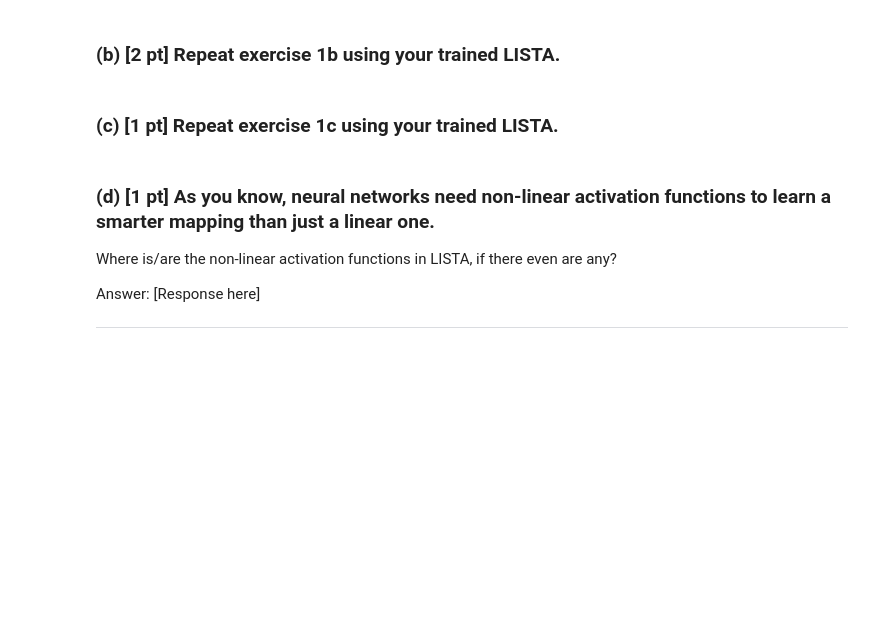
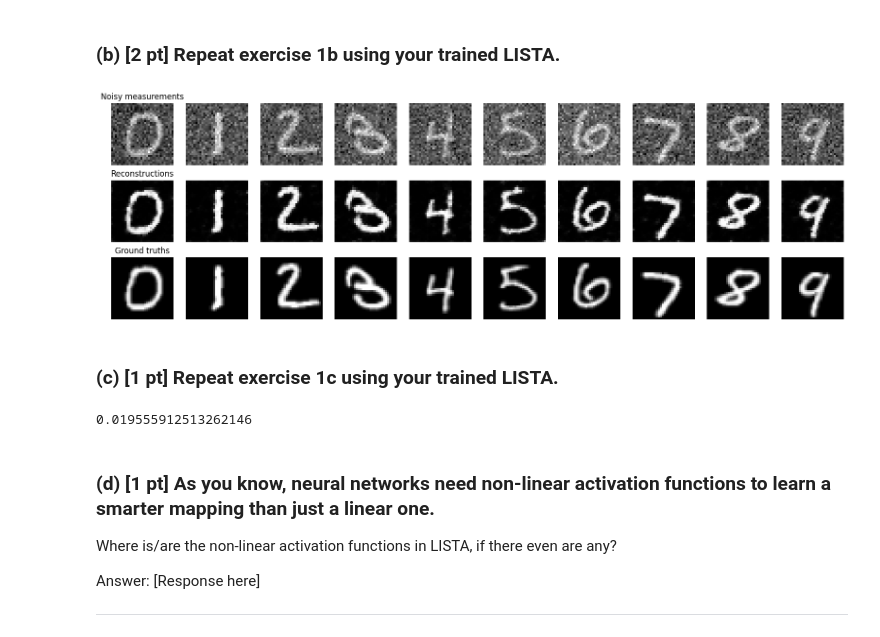
Before and after one commit to svenbbsp/5LSL0, a Jupyter notebook: Assignment_4/Assignment_4_Notebook.ipynb, the cells around one changed output. Cells and saved outputs as stored; diff of their text form; code cells hidden in the pictures; blank space fills up the shorter version.

```diff
--- a/Assignment_4/Assignment_4_Notebook.ipynb
+++ b/Assignment_4/Assignment_4_Notebook.ipynb
@@ -252,8 +252,63 @@ Epoch [15/15], Loss: 0.0203
 [figure]
 # %% [markdown]
 ### (b) [2 pt] Repeat exercise 1b using your trained LISTA.
+# %%
+clean, noisy, label = next(iter(test_loader))
+output = model(noisy.to(device))
+
+output = output.detach().cpu()
+# Access 10 examples as representations for all digits
+clean_example = clean[0:10,:,:,:]
+noisy_example = noisy[0:10,:,:,:]
+output_example = output[0:10,:,:,:]
+
+
+# Create a figure with 10 columns and 3 rows
+fig, axs = plt.subplots(3, 10, figsize=(20, 6))
+
+# For each column
+for i in range(10):
+    # Display the noisy measurement in the first row
+    axs[0, i].imshow(noisy_example[i,0,:,:], cmap='gray')
+    axs[0, i].axis('off')
+
+    # Display the reconstruction in the second row
+    axs[1, i].imshow(output_example[i,0,:,:], cmap='gray')
+    axs[1, i].axis('off')
+
+    # Display the ground truth in the third row
+    axs[2, i].imshow(clean_example[i,0,:,:], cmap='gray')
+    axs[2, i].axis('off')
+
+# Set the titles for the rows
+axs[0, 0].set_title('Noisy measurements')
+axs[1, 0].set_title('Reconstructions')
+axs[2, 0].set_title('Ground truths')
+
+# Save the figure
+plt.savefig('LISTA_Reconstructions.png')
+
+# Display the figure
+plt.show()
+# %% [output]
+[figure, added]
 # %% [markdown]
 ### (c) [1 pt] Repeat exercise 1c using your trained LISTA.
+# %%
+model.eval()
+loss = []
+for batch, (clean,noisy,_) in enumerate(test_loader):
+    clean, noisy = clean.to(device),noisy.to(device)
+
+
+
+    output = model(noisy)
+    x = criterion(output, clean).item()
+    loss.append(x)
+
+print(np.mean(loss))
+# %% [output]
+0.019555912513262146
 # %% [markdown]
 ### (d) [1 pt] As you know, neural networks need non-linear activation functions to learn a smarter mapping than just a linear one.
 Where is/are the non-linear activation functions in LISTA, if there even are any?
```
